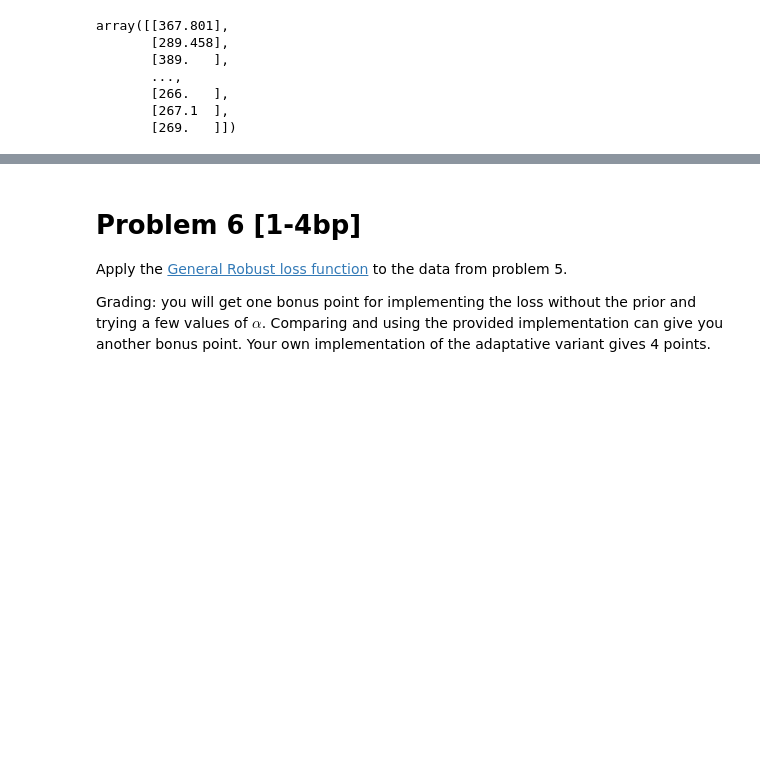
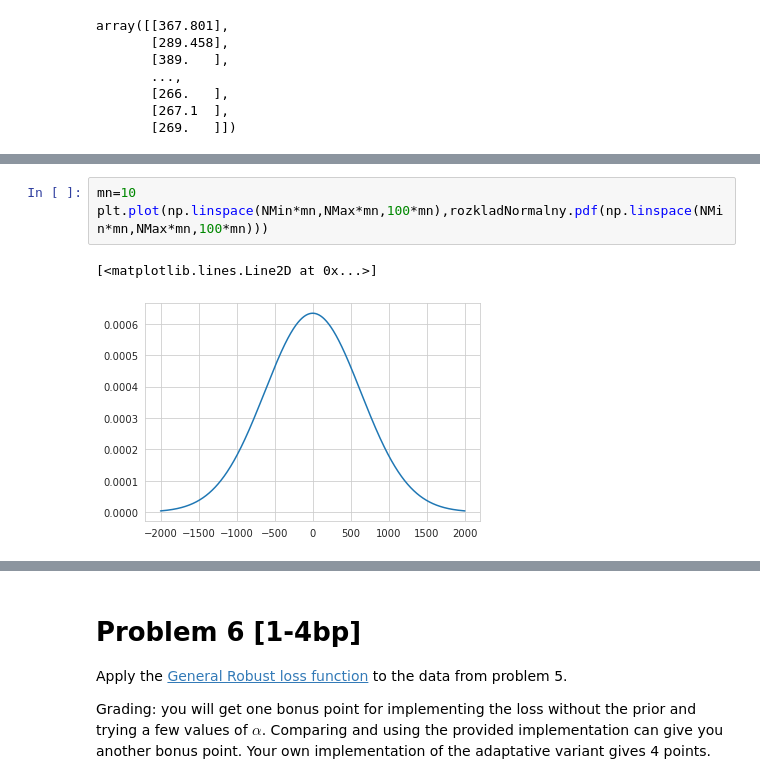
Before and after one commit to lekcyjna123/ml_uwr, a Jupyter notebook: assignment2/Assignment2.ipynb, the cells around one changed output, grey strips where cells are left out. Saved outputs shown, nothing was run; the diff lists cells and outputs as text; blank space fills up the shorter version.

```diff
--- a/assignment2/Assignment2.ipynb
+++ b/assignment2/Assignment2.ipynb
@@ -1176,0 +1190,6 @@ Fraction of negative errs: 0.746284 (should be 0.750000)
+# %%
+mn=10
+plt.plot(np.linspace(NMin*mn,NMax*mn,100*mn),rozkladNormalny.pdf(np.linspace(NMin*mn,NMax*mn,100*mn)))
+# %% [output]
+[<matplotlib.lines.Line2D at 0x...>]
+[figure, added]
```
Also changed, not shown: parts of 24 cells of this notebook.
